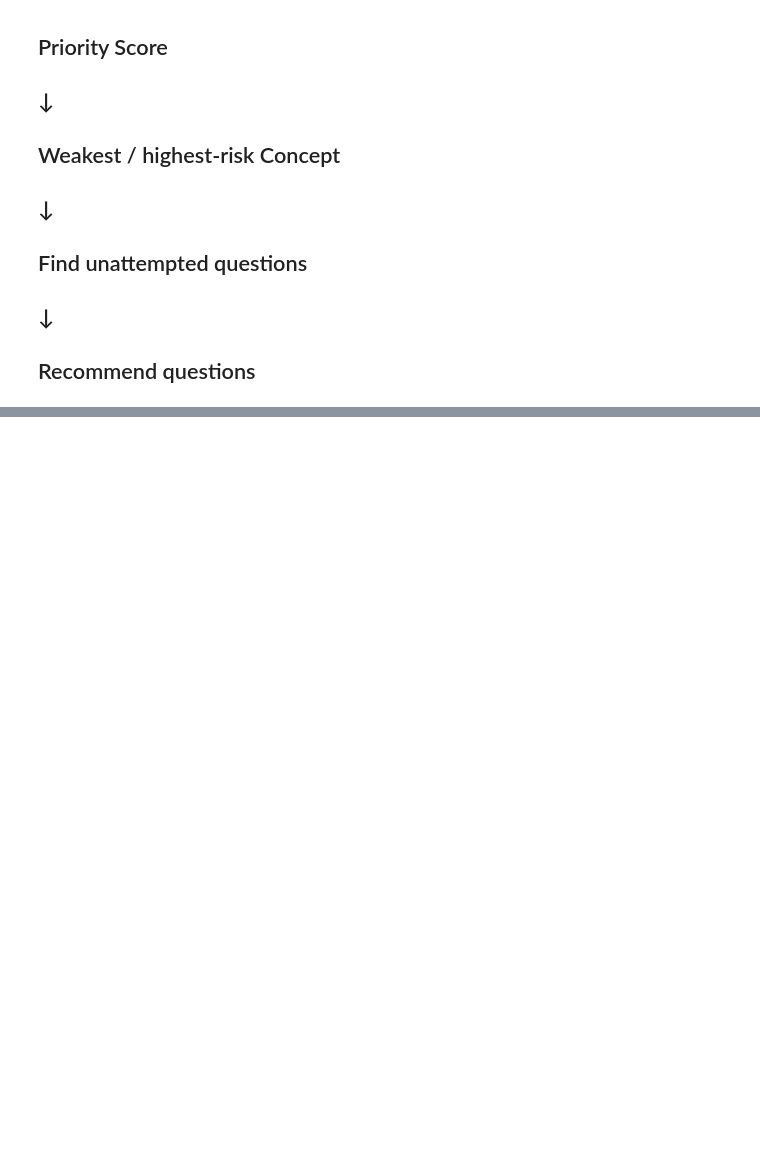
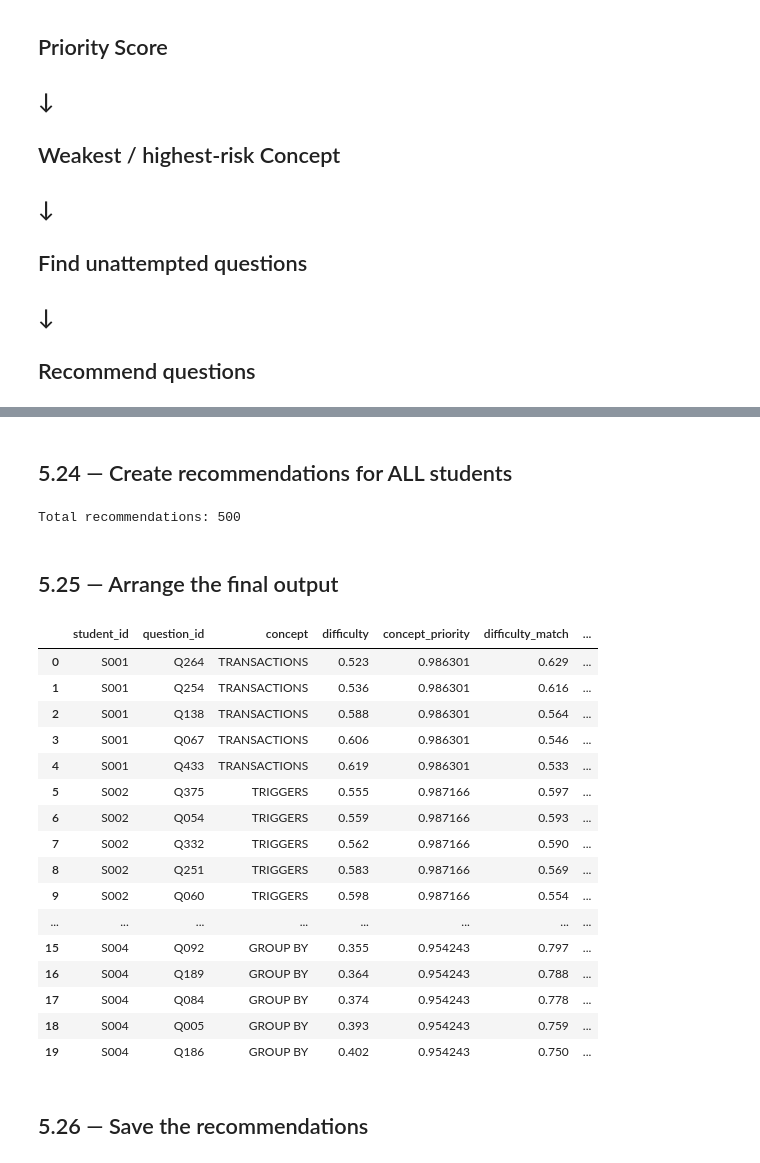
Before and after one commit to AZ07-coder/Student-Learning-Digital-Twin, a Jupyter notebook: 05_question_recommendation.ipynb.ipynb, the cells around one changed output, grey strips where cells are left out. Drawn from its saved outputs; the diff is of its cells as text; code cells hidden in the pictures; blank space fills up the shorter version.

Commit message:
improve question recommendation system

```diff
--- a/05_question_recommendation.ipynb.ipynb
+++ b/05_question_recommendation.ipynb.ipynb
@@ -504,0 +554,15 @@ recommended
+# %%
+difficulty_values = sorted(
+    questions["difficulty"].unique()
+)
+
+print("Available difficulties:", difficulty_values)
+
+print("Accuracy 0.40:",
+      choose_difficulty(0.40, difficulty_values))
+
+print("Accuracy 0.65:",
+      choose_difficulty(0.65, difficulty_values))
+
+print("Accuracy 0.85:",
+      choose_difficulty(0.85, difficulty_values))
@@ -504,0 +922,2 @@ recommended
+# %% [markdown]
+## 5.24 — Create recommendations for ALL students
@@ -504,0 +943,54 @@ recommended
+# %%
+all_recommendations = pd.concat(
+    all_recommendations,
+    ignore_index=True
+)
+
+print(
+    "Total recommendations:",
+    len(all_recommendations)
+)
+# %% [output]
+Total recommendations: 500
+# %% [markdown]
+## 5.25 — Arrange the final output
+# %%
+final_recommendations = all_recommendations[
+    [
+        "student_id",
+        "question_id",
+        "concept",
+        "difficulty",
+        "concept_priority",
+        "difficulty_match",
+        "recommendation_score"
+    ]
+].sort_values(
+    [
+        "student_id",
+        "recommendation_score"
+    ],
+    ascending=[True, False]
+)
+
+final_recommendations.head(20)
+# %% [output]
+|  | student_id | question_id | concept | difficulty | concept_priority | difficulty_match | ... |
+| 0 | S001 | Q264 | TRANSACTIONS | 0.523 | 0.986301 | 0.629 | ... |
+| 1 | S001 | Q254 | TRANSACTIONS | 0.536 | 0.986301 | 0.616 | ... |
+| 2 | S001 | Q138 | TRANSACTIONS | 0.588 | 0.986301 | 0.564 | ... |
+| 3 | S001 | Q067 | TRANSACTIONS | 0.606 | 0.986301 | 0.546 | ... |
+| 4 | S001 | Q433 | TRANSACTIONS | 0.619 | 0.986301 | 0.533 | ... |
+| 5 | S002 | Q375 | TRIGGERS | 0.555 | 0.987166 | 0.597 | ... |
+| 6 | S002 | Q054 | TRIGGERS | 0.559 | 0.987166 | 0.593 | ... |
+| 7 | S002 | Q332 | TRIGGERS | 0.562 | 0.987166 | 0.590 | ... |
+| 8 | S002 | Q251 | TRIGGERS | 0.583 | 0.987166 | 0.569 | ... |
+| 9 | S002 | Q060 | TRIGGERS | 0.598 | 0.987166 | 0.554 | ... |
+| ... | ... | ... | ... | ... | ... | ... | ... |
+| 15 | S004 | Q092 | GROUP BY | 0.355 | 0.954243 | 0.797 | ... |
+| 16 | S004 | Q189 | GROUP BY | 0.364 | 0.954243 | 0.788 | ... |
+| 17 | S004 | Q084 | GROUP BY | 0.374 | 0.954243 | 0.778 | ... |
+| 18 | S004 | Q005 | GROUP BY | 0.393 | 0.954243 | 0.759 | ... |
+| 19 | S004 | Q186 | GROUP BY | 0.402 | 0.954243 | 0.750 | ... |
+# %% [markdown]
+## 5.26 — Save the recommendations
```
Also changed, not shown: parts of 21 cells of this notebook.
